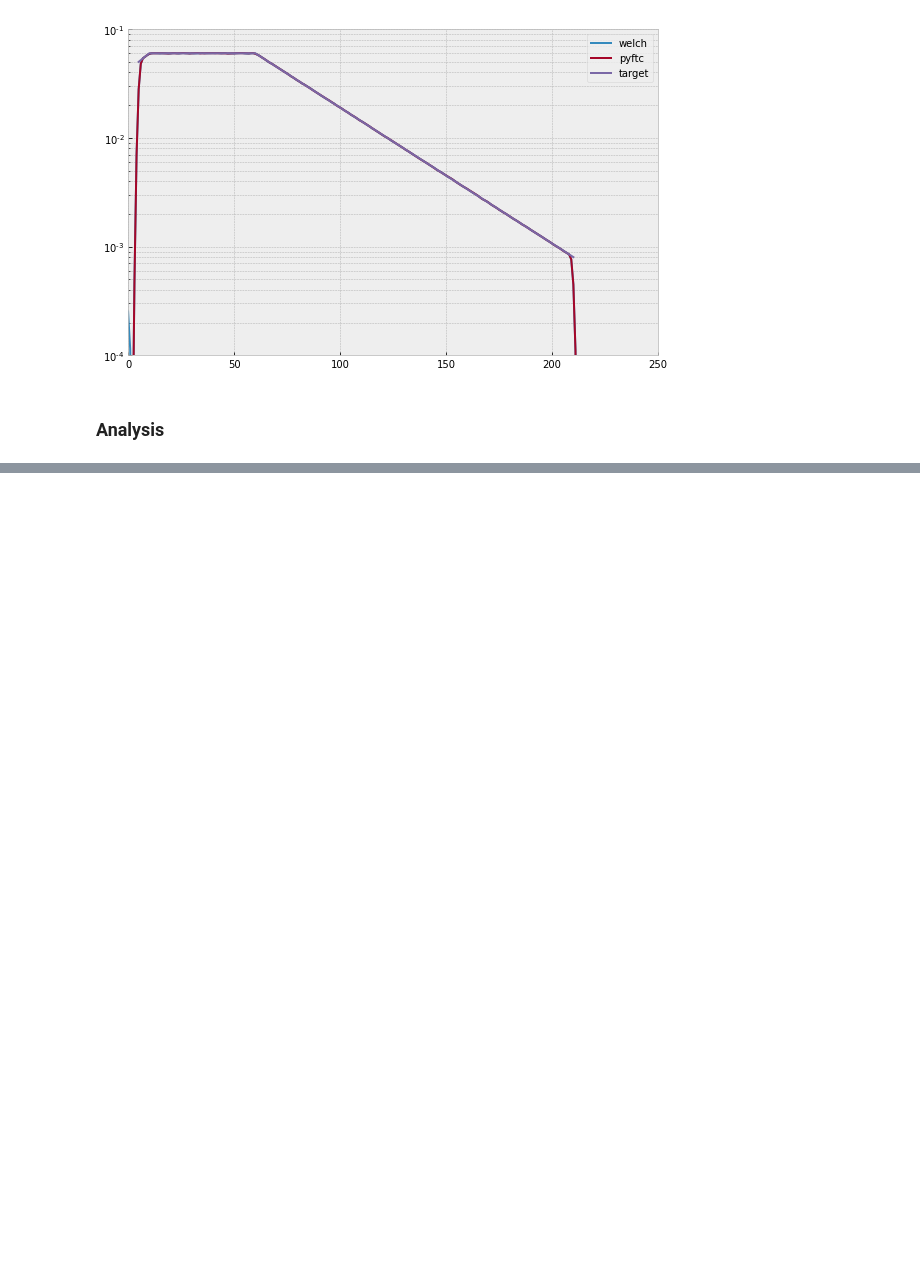
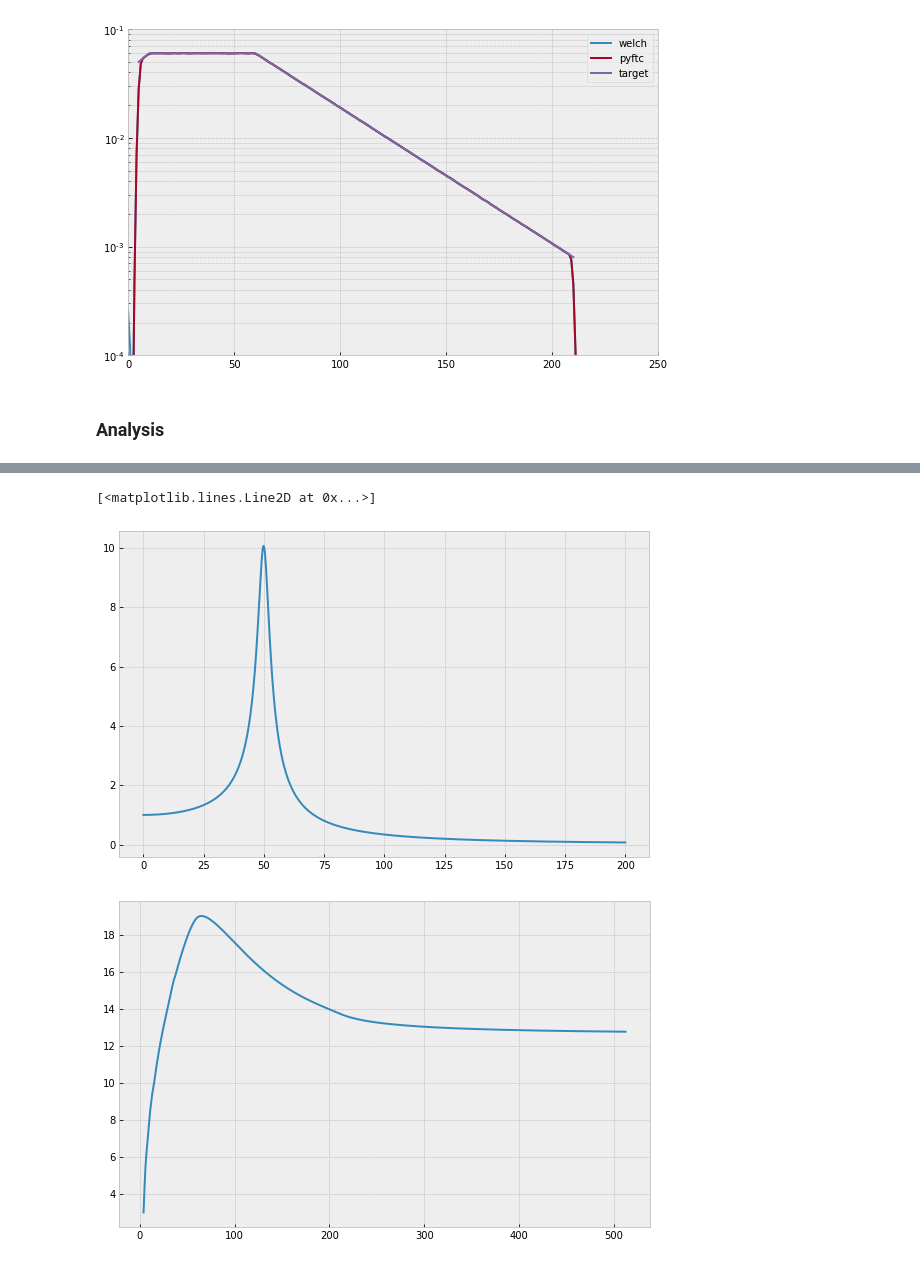
Before and after one commit to a-ma72/fatiguepy, a Jupyter notebook: bench/example.ipynb, the cells around one changed output, grey strips where cells are left out. Saved outputs shown, nothing was run; the diff lists cells and outputs as text; code cells hidden in the pictures; blank space fills up the shorter version.

```diff
--- a/bench/example.ipynb
+++ b/bench/example.ipynb
@@ -153,0 +202,30 @@ _ = plt.xlim([1, None])
+# %%
+def transmissibility(w, wn, D_EMS):
+    omega = w / wn
+    k1 = (2 * D_EMS * omega)**2
+    nom = 1 + k1
+    den = (1 - omega**2)**2 + k1
+
+    return np.sqrt(nom / den)
+# %%
+xf = 1000
+f = np.linspace(0, 200, 1000)
+Gyy = transmissibility(f, 50, 0.05)
+plt.figure()
+plt.plot(f, Gyy)
+
+sigma_max = 700
+s = np.linspace(0, sigma_max, nbins)
+
+f, Gyy = get_spectrum("welch", y)
+S = np.zeros(len(f))
+for i, fi in enumerate(f):
+    tgyy = transmissibility(f, fi, 0.05)
+    S[i] = get_sigma_max_DK(f, Gyy * tgyy, nbins)
+
+plt.figure()
+plt.plot(f, S)
+# %% [output]
+[<matplotlib.lines.Line2D at 0x...>]
+[figure, added]
+[figure, added]
```
Also changed, not shown: parts of 11 cells of this notebook.
